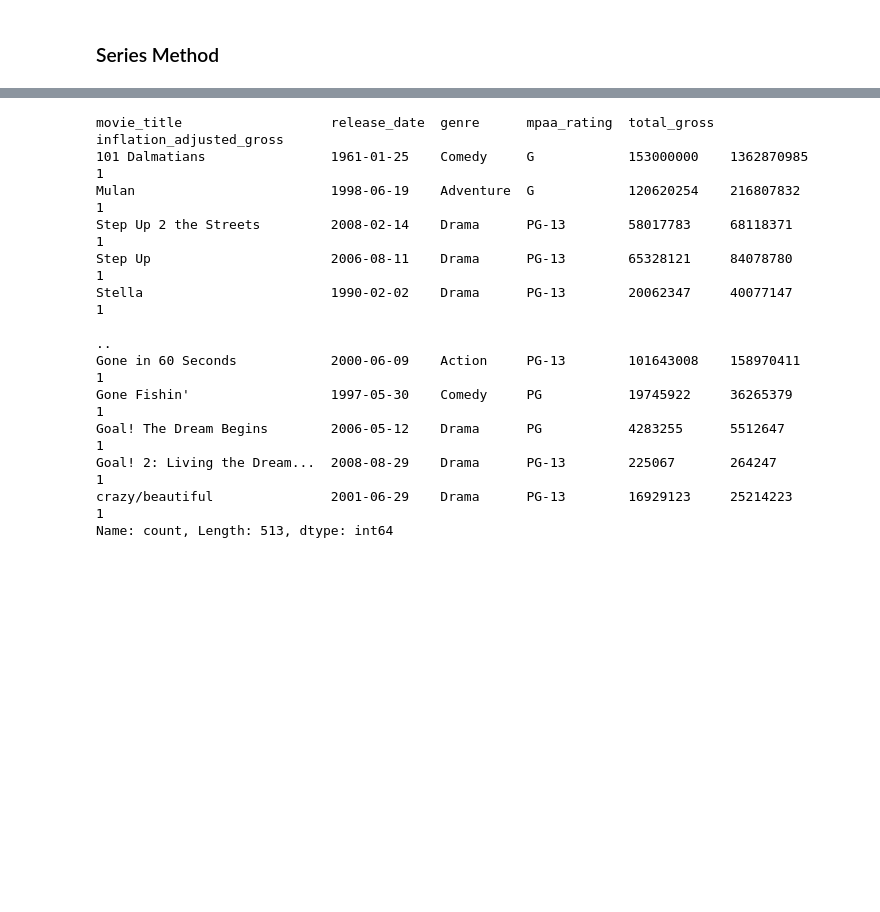
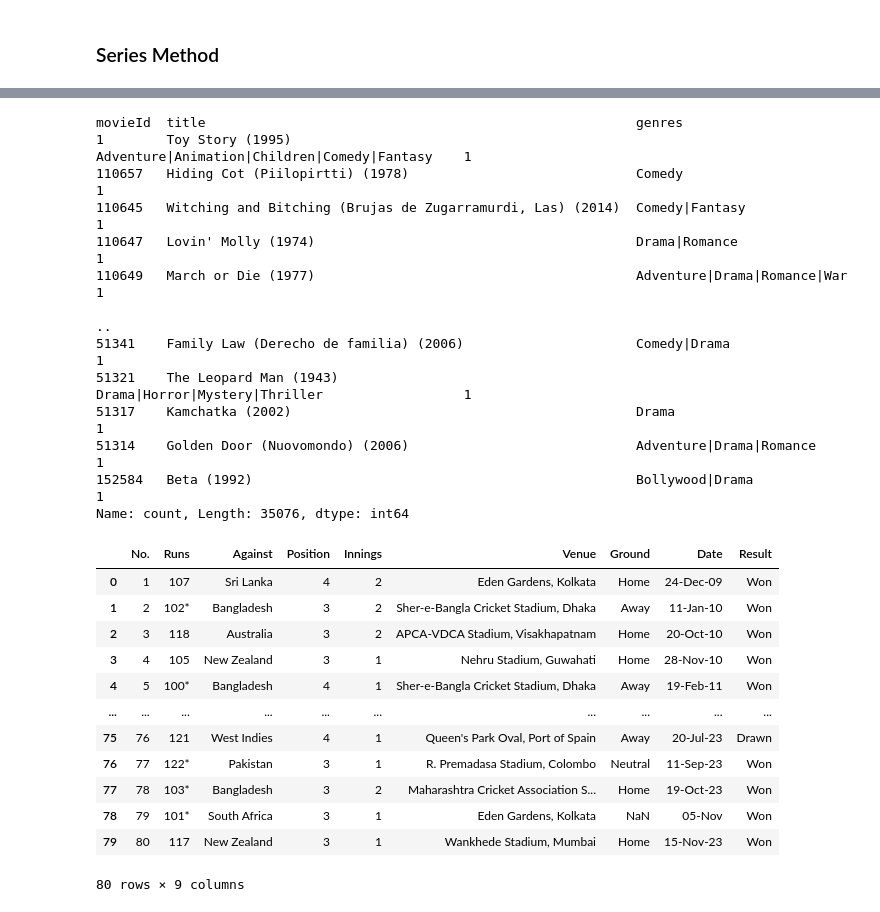
Before and after one commit to tusharviradiya/ai-ml, a Jupyter notebook: Pandas/session 16/session_16.ipynb, the cells around one changed output, grey strips where cells are left out. Drawn from its saved outputs; the diff is of its cells as text; code cells hidden in the pictures; blank space fills up the shorter version.

```diff
--- a/Pandas/session 16/session_16.ipynb
+++ b/Pandas/session 16/session_16.ipynb
@@ -144,18 +144,38 @@ bollywood_csv.sample(5)
 # %%
 # value count -> movies
-movies = pd.read_csv('../datasets/disney_movies.csv')
+movies = pd.read_csv('../datasets/movies.csv')
 movies.value_counts()
 # %% [output]
-movie_title                   release_date  genre      mpaa_rating  total_gross  inflation_adjusted_gross
-101 Dalmatians                1961-01-25    Comedy     G            153000000    1362870985                  1
-Mulan                         1998-06-19    Adventure  G            120620254    216807832                   1
-Step Up 2 the Streets         2008-02-14    Drama      PG-13        58017783     68118371                    1
-Step Up                       2006-08-11    Drama      PG-13        65328121     84078780                    1
-Stella                        1990-02-02    Drama      PG-13        20062347     40077147                    1
-                                                                                                            ..
-Gone in 60 Seconds            2000-06-09    Action     PG-13        101643008    158970411                   1
-Gone Fishin'                  1997-05-30    Comedy     PG           19745922     36265379                    1
-Goal! The Dream Begins        2006-05-12    Drama      PG           4283255      5512647                     1
-Goal! 2: Living the Dream...  2008-08-29    Drama      PG-13        225067       264247                      1
-crazy/beautiful               2001-06-29    Drama      PG-13        16929123     25214223                    1
-Name: count, Length: 513, dtype: int64
+movieId  title                                                       genres
+1        Toy Story (1995)                                            Adventure|Animation|Children|Comedy|Fantasy    1
+110657   Hiding Cot (Piilopirtti) (1978)                             Comedy                                         1
+110645   Witching and Bitching (Brujas de Zugarramurdi, Las) (2014)  Comedy|Fantasy                                 1
+110647   Lovin' Molly (1974)                                         Drama|Romance                                  1
+110649   March or Die (1977)                                         Adventure|Drama|Romance|War                    1
+                                                                                                                   ..
+51341    Family Law (Derecho de familia) (2006)                      Comedy|Drama                                   1
+51321    The Leopard Man (1943)                                      Drama|Horror|Mystery|Thriller                  1
+51317    Kamchatka (2002)                                            Drama                                          1
+51314    Golden Door (Nuovomondo) (2006)                             Adventure|Drama|Romance                        1
+152584   Beta (1992)                                                 Bollywood|Drama                                1
+Name: count, Length: 35076, dtype: int64
+# %%
+# sort_values
+# vk.sort_index(inplace=True) # inplace
+vk = pd.read_csv('../datasets/vk.csv')
+vk.sort_index(ascending=False).head(1).values[0]
+vk
+# %% [output]
+|  | No. | Runs | Against | Position | Innings | Venue | Ground | Date | Result |
+| 0 | 1 | 107 | Sri Lanka | 4 | 2 | Eden Gardens, Kolkata | Home | 24-Dec-09 | Won |
+| 1 | 2 | 102* | Bangladesh | 3 | 2 | Sher-e-Bangla Cricket Stadium, Dhaka | Away | 11-Jan-10 | Won |
+| 2 | 3 | 118 | Australia | 3 | 2 | APCA-VDCA Stadium, Visakhapatnam | Home | 20-Oct-10 | Won |
+| 3 | 4 | 105 | New Zealand | 3 | 1 | Nehru Stadium, Guwahati | Home | 28-Nov-10 | Won |
+| 4 | 5 | 100* | Bangladesh | 4 | 1 | Sher-e-Bangla Cricket Stadium, Dhaka | Away | 19-Feb-11 | Won |
+| ... | ... | ... | ... | ... | ... | ... | ... | ... | ... |
+| 75 | 76 | 121 | West Indies | 4 | 1 | Queen's Park Oval, Port of Spain | Away | 20-Jul-23 | Drawn |
+| 76 | 77 | 122* | Pakistan | 3 | 1 | R. Premadasa Stadium, Colombo | Neutral | 11-Sep-23 | Won |
+| 77 | 78 | 103* | Bangladesh | 3 | 2 | Maharashtra Cricket Association S... | Home | 19-Oct-23 | Won |
+| 78 | 79 | 101* | South Africa | 3 | 1 | Eden Gardens, Kolkata | NaN | 05-Nov | Won |
+| 79 | 80 | 117 | New Zealand | 3 | 1 | Wankhede Stadium, Mumbai | Home | 15-Nov-23 | Won |
+80 rows × 9 columns
```
Also changed, not shown: parts of 4 cells of this notebook.
